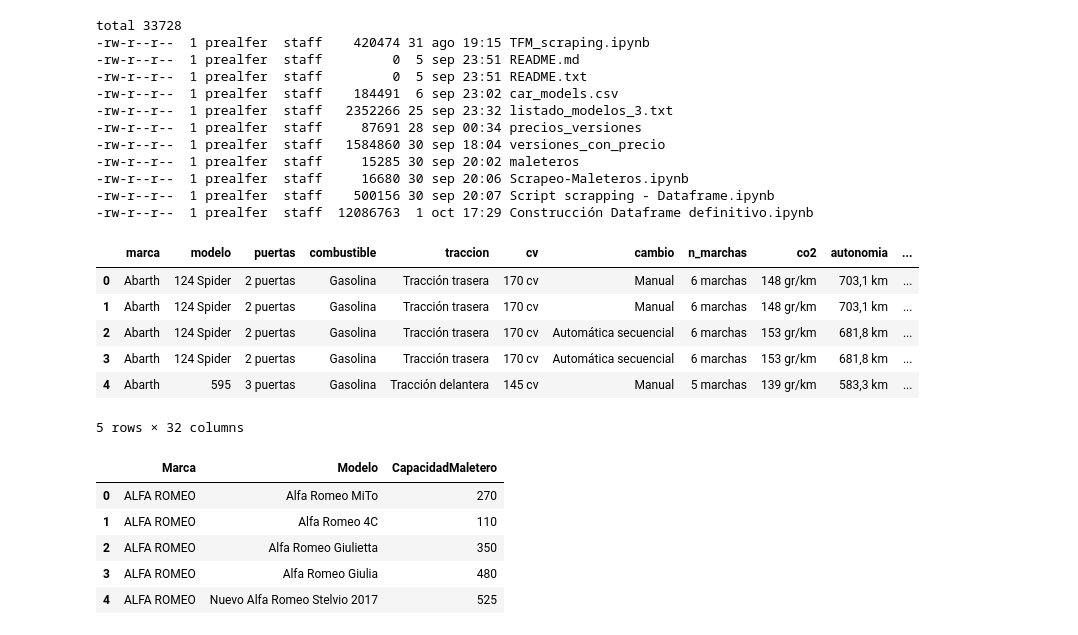
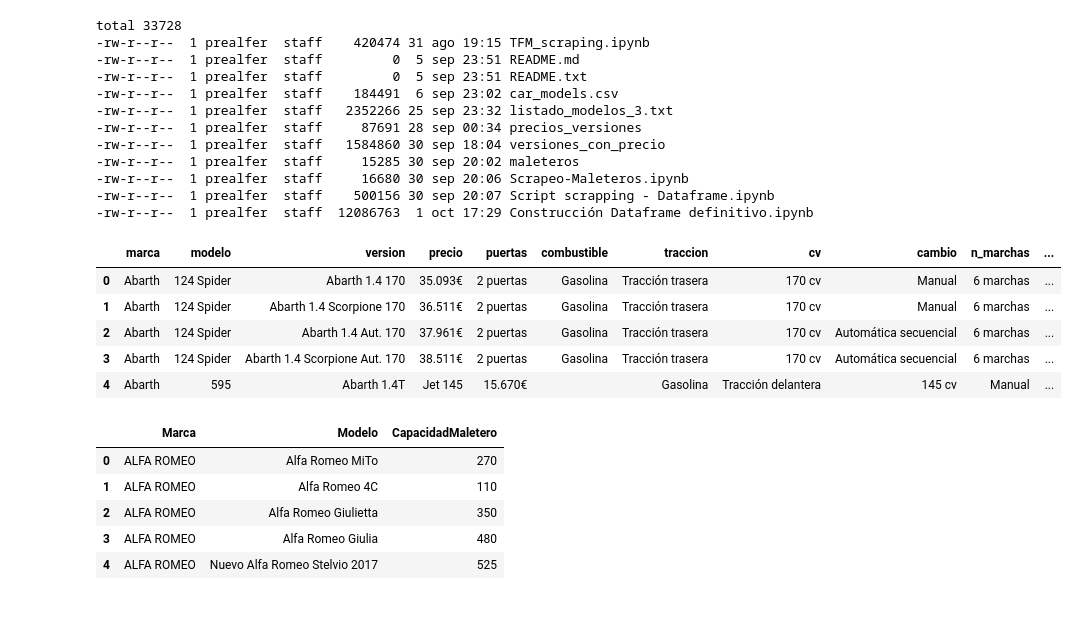
Before and after one commit to prealfer/TFM_Recomendador_de_automoviles, a Jupyter notebook: Construcción Dataframe definitivo.ipynb, the cells around one changed output. Cells and saved outputs as stored; diff of their text form; code cells hidden in the pictures.

```diff
--- a/Construcción Dataframe definitivo.ipynb
+++ b/Construcción Dataframe definitivo.ipynb
@@ -18,18 +18,19 @@ total 33728
 # %%
 import pandas as pd
 import numpy as np
+# %%
+pd.set_option('display.max_columns', None)
 # %%
-datos = pd.read_csv('versiones_con_precio',header=0)
+datos = pd.read_csv('Dataframe_limpio.csv',header=0)
 datos = datos.drop('Unnamed: 0',axis=1)
 datos.head()
 # %% [output]
-|  | marca | modelo | puertas | combustible | traccion | cv | cambio | n_marchas | co2 | autonomia | ... |
-| 0 | Abarth | 124 Spider | 2 puertas | Gasolina | Tracción trasera | 170 cv | Manual | 6 marchas | 148 gr/km | 703,1 km | ... |
-| 1 | Abarth | 124 Spider | 2 puertas | Gasolina | Tracción trasera | 170 cv | Manual | 6 marchas | 148 gr/km | 703,1 km | ... |
-| 2 | Abarth | 124 Spider | 2 puertas | Gasolina | Tracción trasera | 170 cv | Automática secuencial | 6 marchas | 153 gr/km | 681,8 km | ... |
-| 3 | Abarth | 124 Spider | 2 puertas | Gasolina | Tracción trasera | 170 cv | Automática secuencial | 6 marchas | 153 gr/km | 681,8 km | ... |
-| 4 | Abarth | 595 | 3 puertas | Gasolina | Tracción delantera | 145 cv | Manual | 5 marchas | 139 gr/km | 583,3 km | ... |
+|  | marca | modelo | version | precio | puertas | combustible | traccion | cv | cambio | n_marchas | ... |
+| 0 | Abarth | 124 Spider | Abarth 1.4 170 | 35.093€ | 2 puertas | Gasolina | Tracción trasera | 170 cv | Manual | 6 marchas | ... |
+| 1 | Abarth | 124 Spider | Abarth 1.4 Scorpione 170 | 36.511€ | 2 puertas | Gasolina | Tracción trasera | 170 cv | Manual | 6 marchas | ... |
+| 2 | Abarth | 124 Spider | Abarth 1.4 Aut. 170 | 37.961€ | 2 puertas | Gasolina | Tracción trasera | 170 cv | Automática secuencial | 6 marchas | ... |
+| 3 | Abarth | 124 Spider | Abarth 1.4 Scorpione Aut. 170 | 38.511€ | 2 puertas | Gasolina | Tracción trasera | 170 cv | Automática secuencial | 6 marchas | ... |
+| 4 | Abarth | 595 | Abarth 1.4T | Jet 145 | 15.670€ |  | Gasolina | Tracción delantera | 145 cv | Manual | ... |
-5 rows × 32 columns
 # %%
 maleteros = pd.read_csv('maleteros')
 maleteros = maleteros.drop('Unnamed: 0',axis=1)
```
Also changed, not shown: parts of 20 cells of this notebook, 1 other file.
